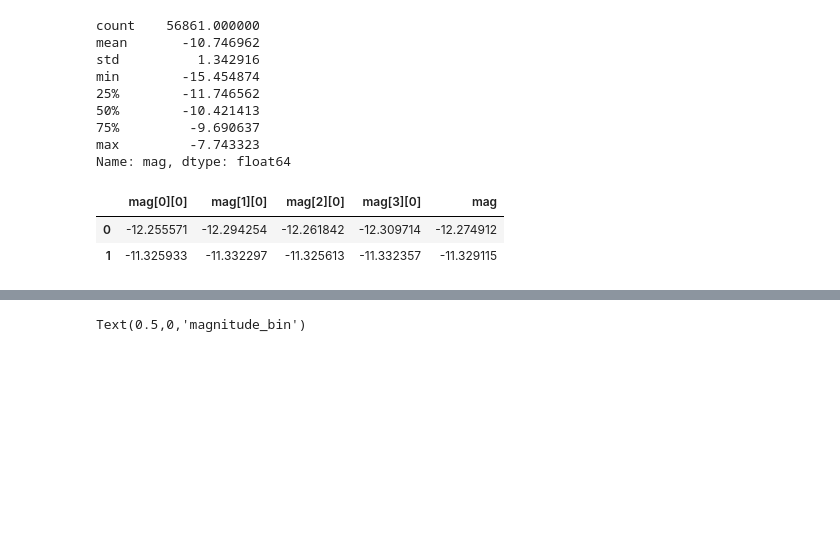
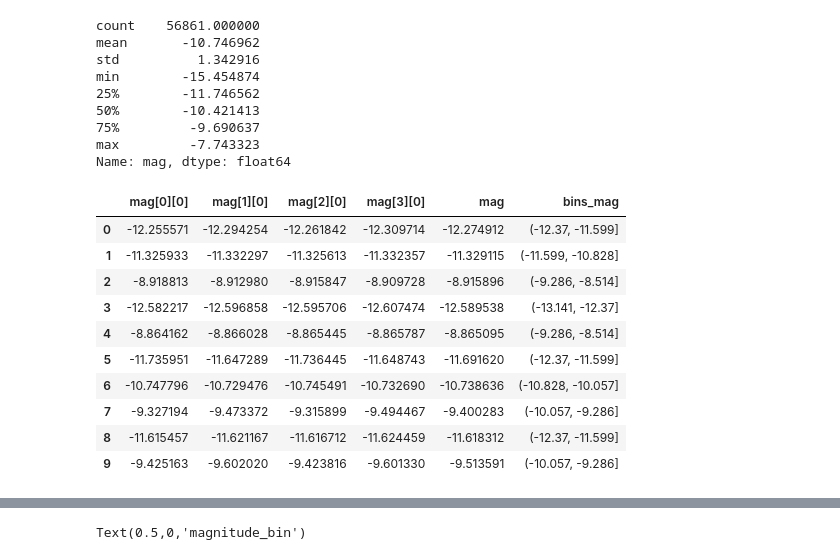
Before and after one commit to bpRsh/2019_shear_analysis_after_dmstack, a Jupyter notebook: Dec_2019/Dec_05/a02_g_sq_mean_for_magnitude_bins.ipynb, the cells around one changed output, grey strips where cells are left out. Cells and saved outputs as stored; diff of their text form; code cells hidden in the pictures; blank space fills up the shorter version.

```diff
--- a/Dec_2019/Dec_05/a02_g_sq_mean_for_magnitude_bins.ipynb
+++ b/Dec_2019/Dec_05/a02_g_sq_mean_for_magnitude_bins.ipynb
@@ -171,11 +171,19 @@ min        -15.454874
 max         -7.743323
 Name: mag, dtype: float64
 # %%
-df.filter(regex='mag',axis=1).head(2)
+df.filter(regex='mag',axis=1).head(10)
 # %% [output]
-|  | mag[0][0] | mag[1][0] | mag[2][0] | mag[3][0] | mag |
-| 0 | -12.255571 | -12.294254 | -12.261842 | -12.309714 | -12.274912 |
-| 1 | -11.325933 | -11.332297 | -11.325613 | -11.332357 | -11.329115 |
+|  | mag[0][0] | mag[1][0] | mag[2][0] | mag[3][0] | mag | bins_mag |
+| 0 | -12.255571 | -12.294254 | -12.261842 | -12.309714 | -12.274912 | (-12.37, -11.599] |
+| 1 | -11.325933 | -11.332297 | -11.325613 | -11.332357 | -11.329115 | (-11.599, -10.828] |
+| 2 | -8.918813 | -8.912980 | -8.915847 | -8.909728 | -8.915896 | (-9.286, -8.514] |
+| 3 | -12.582217 | -12.596858 | -12.595706 | -12.607474 | -12.589538 | (-13.141, -12.37] |
+| 4 | -8.864162 | -8.866028 | -8.865445 | -8.865787 | -8.865095 | (-9.286, -8.514] |
+| 5 | -11.735951 | -11.647289 | -11.736445 | -11.648743 | -11.691620 | (-12.37, -11.599] |
+| 6 | -10.747796 | -10.729476 | -10.745491 | -10.732690 | -10.738636 | (-10.828, -10.057] |
+| 7 | -9.327194 | -9.473372 | -9.315899 | -9.494467 | -9.400283 | (-10.057, -9.286] |
+| 8 | -11.615457 | -11.621167 | -11.616712 | -11.624459 | -11.618312 | (-12.37, -11.599] |
+| 9 | -9.425163 | -9.602020 | -9.423816 | -9.601330 | -9.513591 | (-10.057, -9.286] |
 # %%
 df['bins_mag'] = pd.cut(df['mag'],10)
 
```
Also changed, not shown: parts of 2 cells of this notebook.
